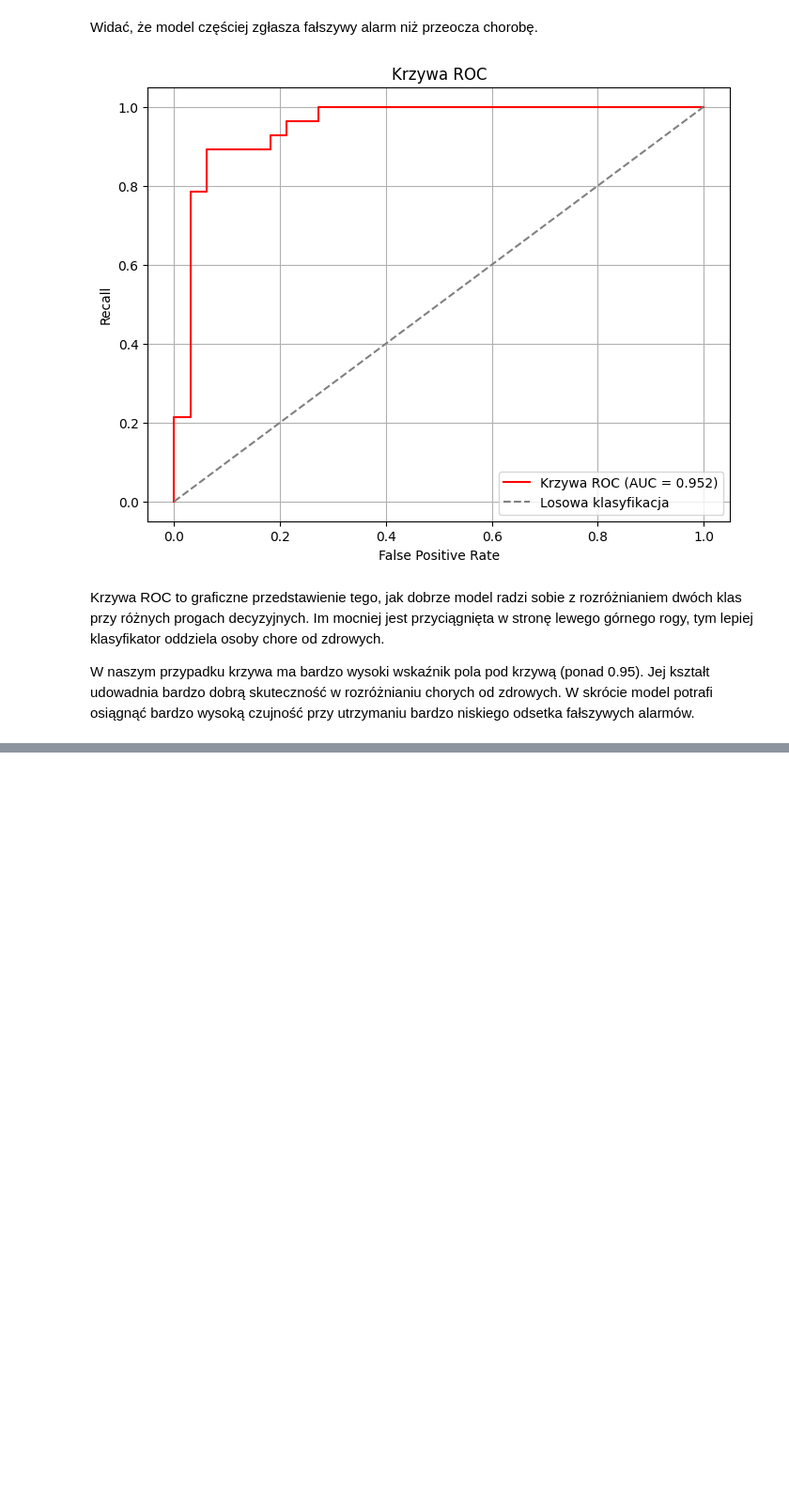
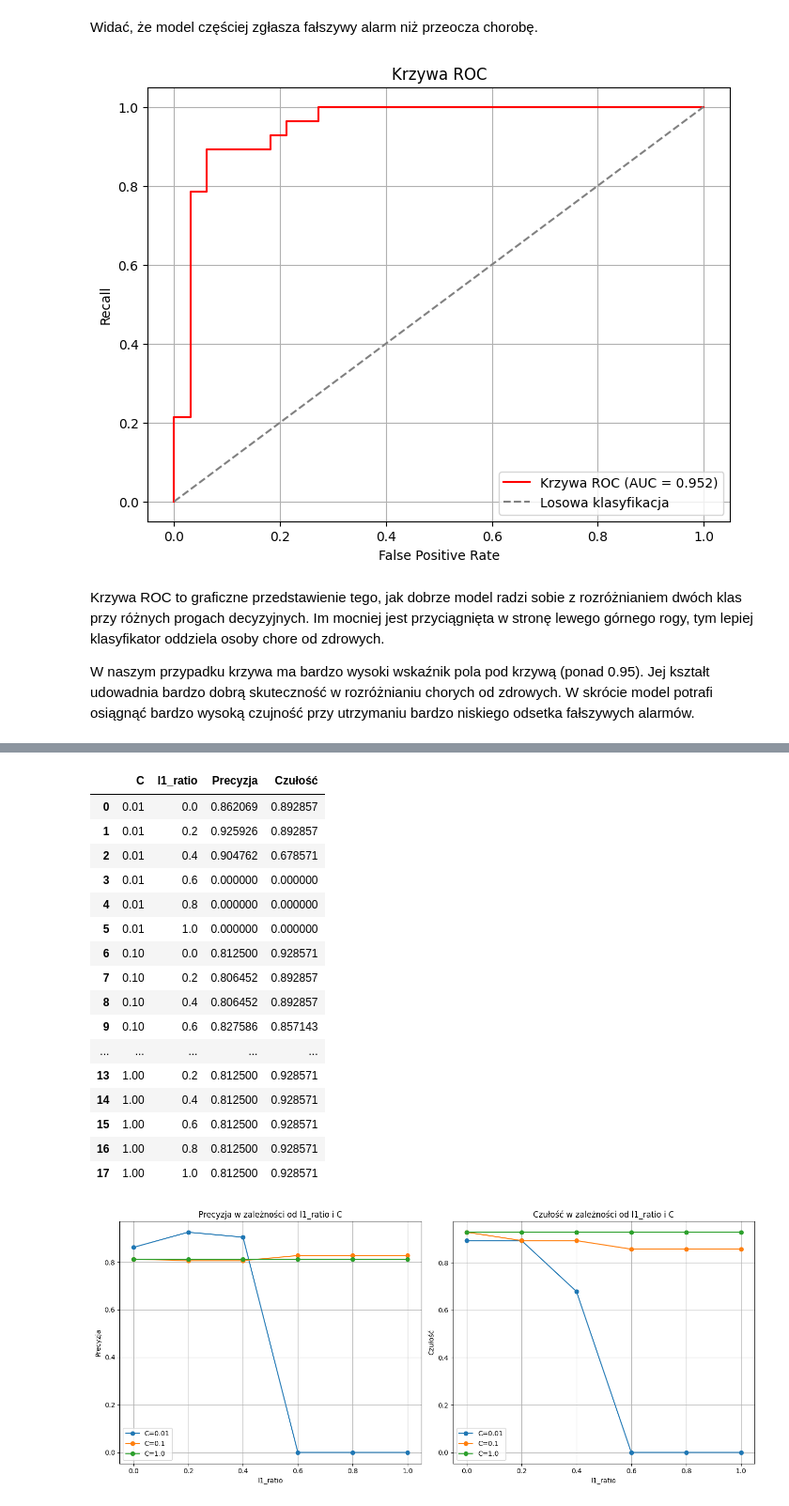
Before and after one commit to Zajecia-na-PWr-LR/lista-3-MateuszOlech-2, a Jupyter notebook: UM_inz_L3_tutorial.ipynb, the cells around one changed output, grey strips where cells are left out. Shown at 94% size. Drawn from its saved outputs; the diff is of its cells as text; code cells hidden in the pictures; blank space fills up the shorter version.

```diff
--- a/UM_inz_L3_tutorial.ipynb
+++ b/UM_inz_L3_tutorial.ipynb
@@ -406,0 +561,20 @@ W naszym przypadku krzywa ma bardzo wysoki wskaźnik pola pod krzywą (ponad 0.9
+# %%
+# parametr l1_ratio
+l1_rations = [0.0, 0.2, 0.4, 0.6, 0.8, 1.0]
+data = []
+
+print("=== Badanie wpływu parametru l1_ratio ===")
+for l1 in l1_rations:
+  log_reg_l1 = LogisticRegression(penalty='elasticnet', solver='saga' ,l1_ratio=l1, random_state=42)
+  log_reg_l1.fit(X_train_scaled, y_train)
+
+  y_pred_l1 = log_reg_l1.predict(X_test_scaled)
+
+  precision_l1 = precision_score(y_test, y_pred_l1)
+  recall_l1 = recall_score(y_test, y_pred_l1)
+  iterations = log_reg_l1.n_iter_[0]
+
+  result = {'l1_ratio':l1, 'Precyzja':precision_l1, 'Czułość':recall_l1, 'Liczba iteracji':iterations}
+  data.append(result)
+
+  print(f"l1_ratio={l1} | Precyzja: {precision_l1:.3f} | Czułość: {recall_l1:.3f} | Liczba iteracji: {iterations}")
@@ -406,0 +633,44 @@ W naszym przypadku krzywa ma bardzo wysoki wskaźnik pola pod krzywą (ponad 0.9
+# %%
+df_results = pd.DataFrame(data)
+display(df_results)
+
+fig, (ax1, ax2) = plt.subplots(1, 2, figsize=(14, 6))
+
+for C in C_values:
+  subset = df_results[df_results['C'] == C]
+  ax1.plot(subset['l1_ratio'], subset['Precyzja'], marker='o', label=f'C={C}')
+  ax2.plot(subset['l1_ratio'], subset['Czułość'], marker='o', label=f'C={C}')
+
+ax1.set_title('Precyzja w zależności od l1_ratio i C')
+ax1.set_xlabel('l1_ratio')
+ax1.set_ylabel('Precyzja')
+ax1.legend()
+ax1.grid(True)
+
+ax2.set_title('Czułość w zależności od l1_ratio i C')
+ax2.set_xlabel('l1_ratio')
+ax2.set_ylabel('Czułość')
+ax2.legend()
+ax2.grid(True)
+
+plt.tight_layout()
+plt.show()
+# %% [output]
+|  | C | l1_ratio | Precyzja | Czułość |
+| 0 | 0.01 | 0.0 | 0.862069 | 0.892857 |
+| 1 | 0.01 | 0.2 | 0.925926 | 0.892857 |
+| 2 | 0.01 | 0.4 | 0.904762 | 0.678571 |
+| 3 | 0.01 | 0.6 | 0.000000 | 0.000000 |
+| 4 | 0.01 | 0.8 | 0.000000 | 0.000000 |
+| 5 | 0.01 | 1.0 | 0.000000 | 0.000000 |
+| 6 | 0.10 | 0.0 | 0.812500 | 0.928571 |
+| 7 | 0.10 | 0.2 | 0.806452 | 0.892857 |
+| 8 | 0.10 | 0.4 | 0.806452 | 0.892857 |
+| 9 | 0.10 | 0.6 | 0.827586 | 0.857143 |
+| ... | ... | ... | ... | ... |
+| 13 | 1.00 | 0.2 | 0.812500 | 0.928571 |
+| 14 | 1.00 | 0.4 | 0.812500 | 0.928571 |
+| 15 | 1.00 | 0.6 | 0.812500 | 0.928571 |
+| 16 | 1.00 | 0.8 | 0.812500 | 0.928571 |
+| 17 | 1.00 | 1.0 | 0.812500 | 0.928571 |
+[figure, added]
```
Also changed, not shown: parts of 21 cells of this notebook.
